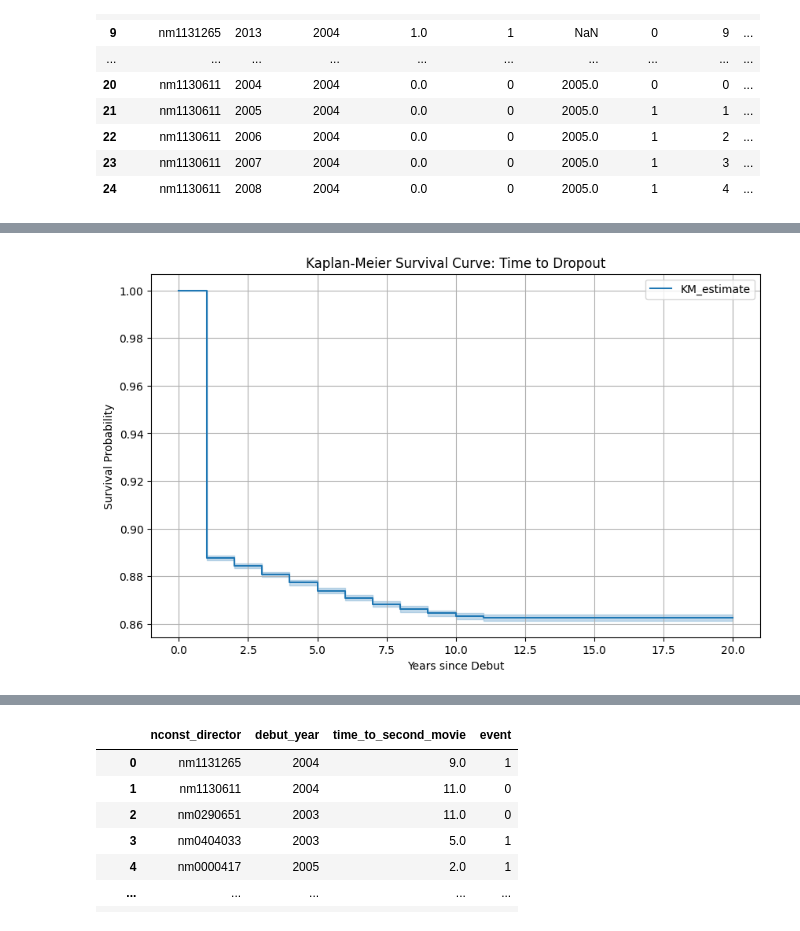
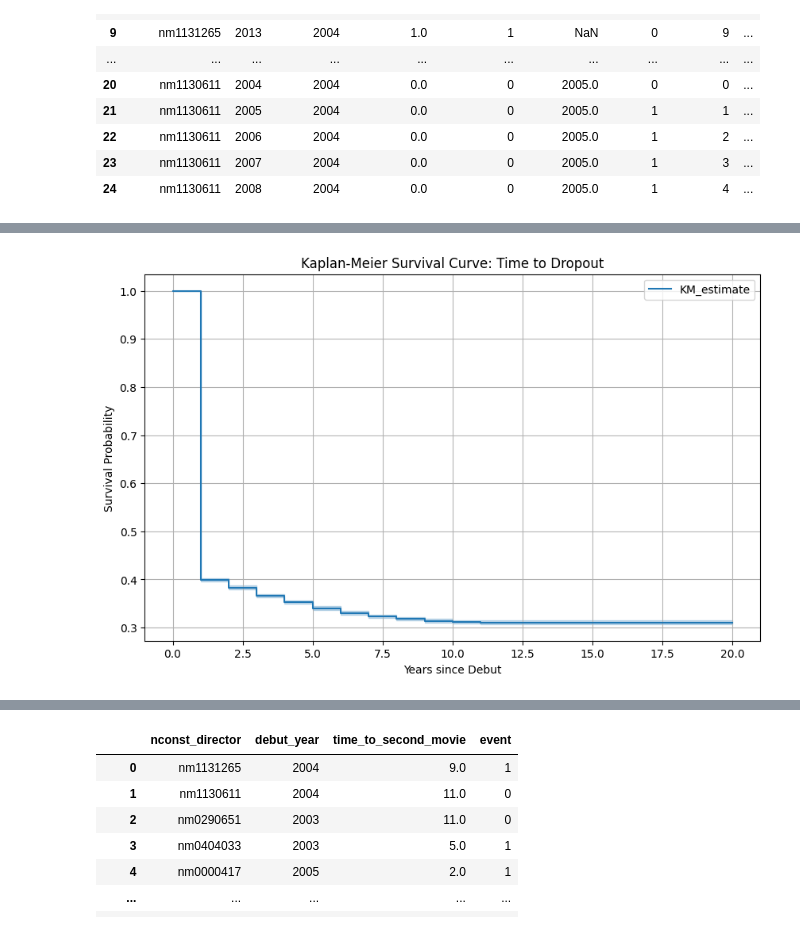
Before and after one commit to nhunguyen0901/SocialNetworks_CareerLongevity, a Jupyter notebook: Phase_4_Building_Time_Series_Data.ipynb, the cells around one changed output, grey strips where cells are left out. Saved outputs shown, nothing was run; the diff lists cells and outputs as text; code cells hidden in the pictures.

Commit message:
add visualization for survival probability by time

```diff
--- a/Phase_4_Building_Time_Series_Data.ipynb
+++ b/Phase_4_Building_Time_Series_Data.ipynb
@@ -371,19 +305,32 @@ To provide a more comprehensive analysis of career longevity across the entire s
+# %%
+# Load the longitudinal dataset tracking each director's career progression
+directors_data = directors_years
+
+# Fill missing values in 'dropoutYear' with 2023, assuming active directors are observed until the end of the study
+directors_data['dropoutYear'] = directors_data['dropoutYear'].fillna(2023)
+
+# Filter the dataset to include only the career years up to the director's dropout year or the last year of observation
+filtered_data = directors_data[directors_data['year'] <= directors_data['dropoutYear']]
+
+# Aggregate data to determine the last year each director was observed and their status at that time
+last_observation = filtered_data.groupby('nconst_director').agg(
+    last_year=('start_time', 'max'), # The maximum 'start_time' gives the last year of data for each director
+    last_status=('dropout', 'last') # 'last' captures whether the director had dropped out by their last year of observation
+)
 # %%
-# Setup the Kaplan-Meier fitter
+# Initialize the Kaplan-Meier Fitter from the lifelines library, a tool for survival analysis
 kmf = KaplanMeierFitter()
 
-# Fit the KM model
-kmf.fit(durations=filtered_data['start_time'], event_observed=filtered_data['dropout'])
+# Fit the Kaplan-Meier model using the duration each director was observed and their dropout status
+kmf.fit(durations=last_observation['last_year'], event_observed=last_observation['last_status'])
 
-# Plot the Kaplan-Meier survival curve
-import matplotlib.pyplot as plt
-
+# Plot the Kaplan-Meier survival function to visualize the probability of directors staying active over time
 plt.figure(figsize=(10, 6))
 kmf.plot_survival_function()
 plt.title('Kaplan-Meier Survival Curve: Time to Dropout')
 plt.xlabel('Years since Debut')
 plt.ylabel('Survival Probability')
 plt.grid(True)
 plt.show()
 # %% [output]
-[figure, old version]
+[figure, new version]
```
Also changed, not shown: parts of 11 cells of this notebook, 1 other file.
